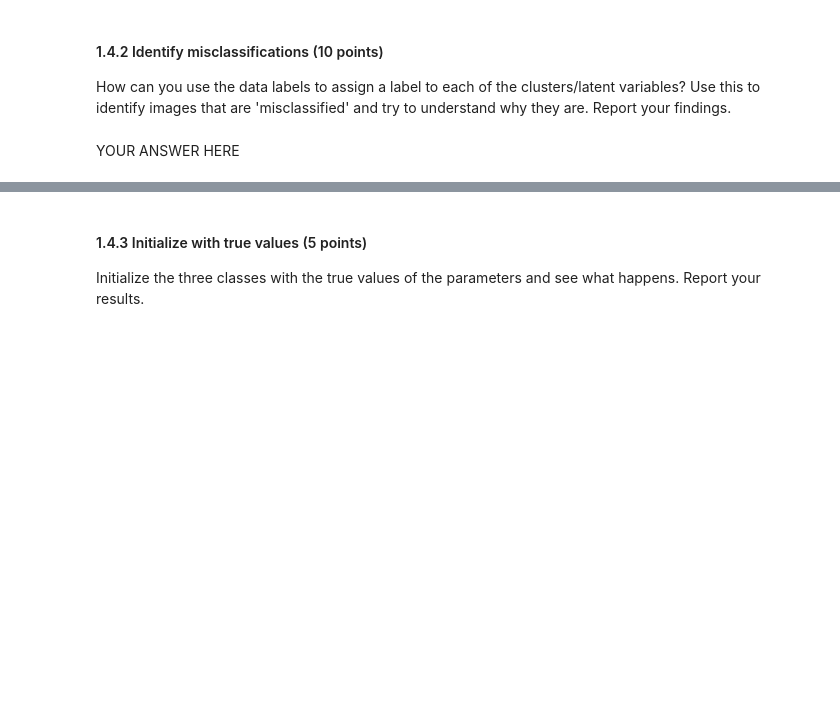
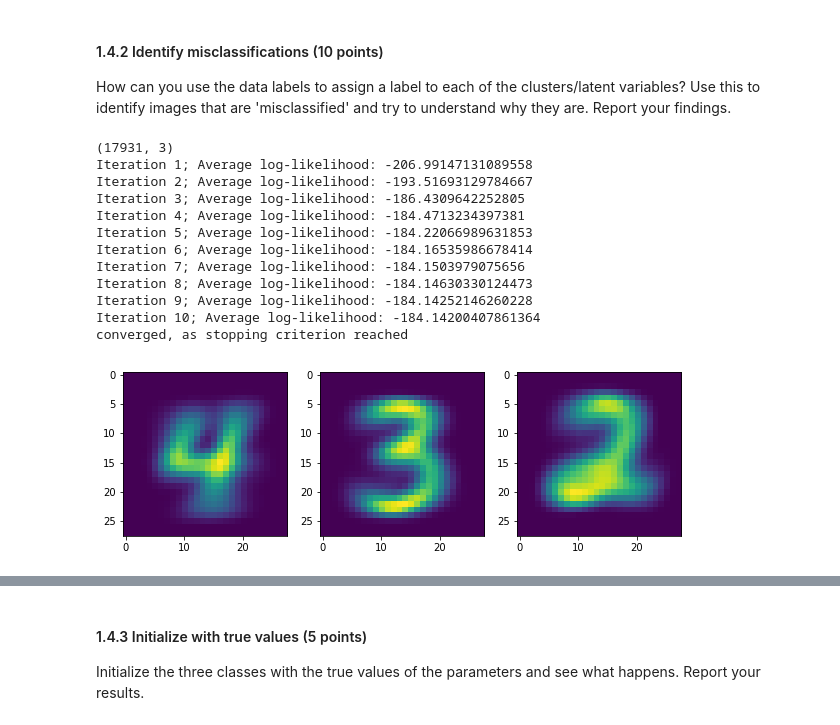
Before and after one commit to florianmohnert/ML2, a Jupyter notebook: lab3/lab3.ipynb, the cells around one changed output, grey strips where cells are left out. Drawn from its saved outputs; the diff is of its cells as text; code cells hidden in the pictures; blank space fills up the shorter version.

```diff
--- a/lab3/lab3.ipynb
+++ b/lab3/lab3.ipynb
@@ -230,2 +351,18 @@ raise NotImplementedError()
-# %% [markdown]
-YOUR ANSWER HERE
+# %%
+mu,pi,gamma = EM(data,3, 200)
+# identify which component in the latent space got assigned to which number.
+plot_latent(mu,3)
+# %% [output]
+(17931, 3)
+Iteration 1; Average log-likelihood: -206.99147131089558
+Iteration 2; Average log-likelihood: -193.51693129784667
+Iteration 3; Average log-likelihood: -186.4309642252805
+Iteration 4; Average log-likelihood: -184.4713234397381
+Iteration 5; Average log-likelihood: -184.22066989631853
+Iteration 6; Average log-likelihood: -184.16535986678414
+Iteration 7; Average log-likelihood: -184.1503979075656
+Iteration 8; Average log-likelihood: -184.14630330124473
+Iteration 9; Average log-likelihood: -184.14252146260228
+Iteration 10; Average log-likelihood: -184.14200407861364
+converged, as stopping criterion reached
+[figure, added]
```
Also changed, not shown: parts of 25 cells of this notebook.
